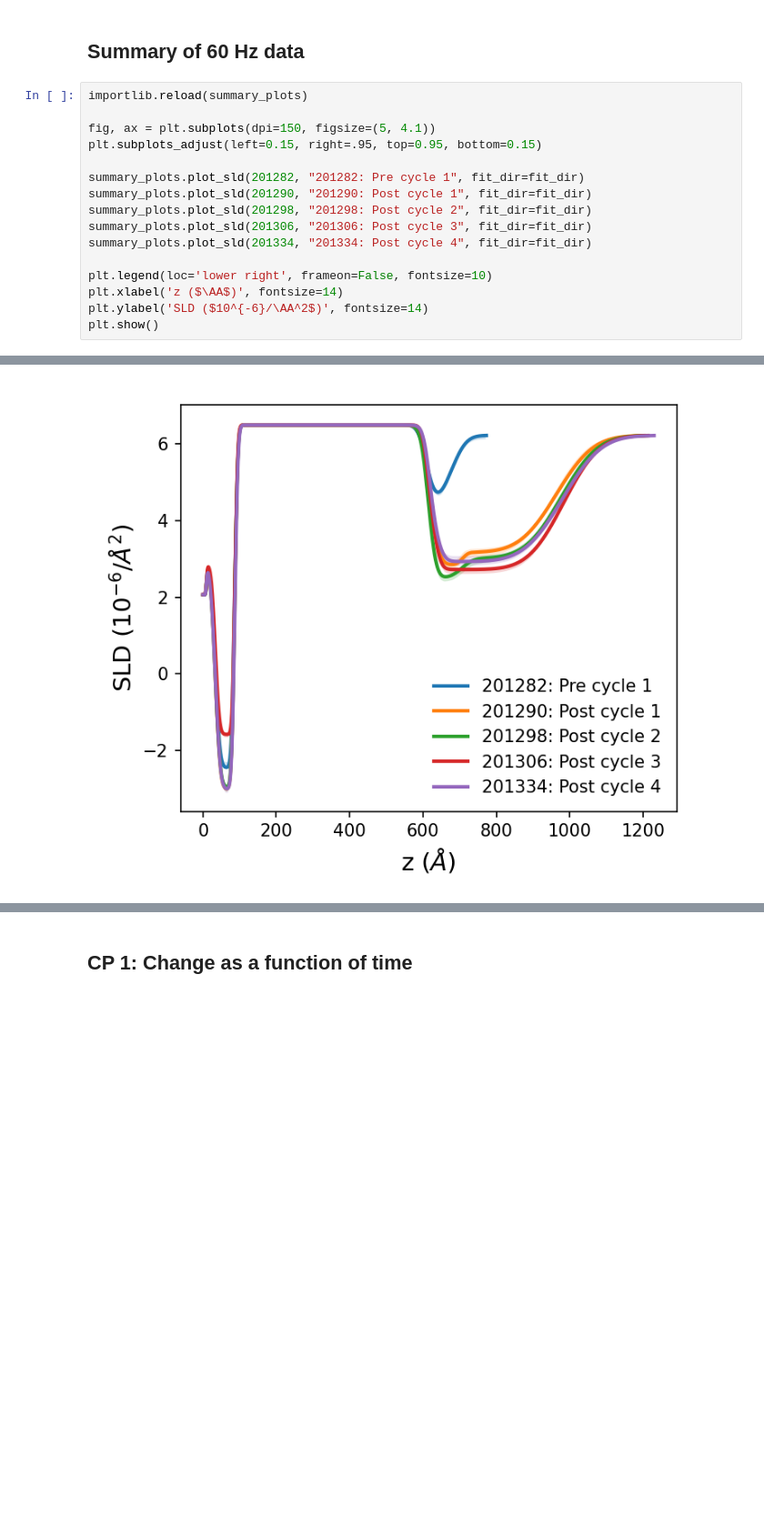
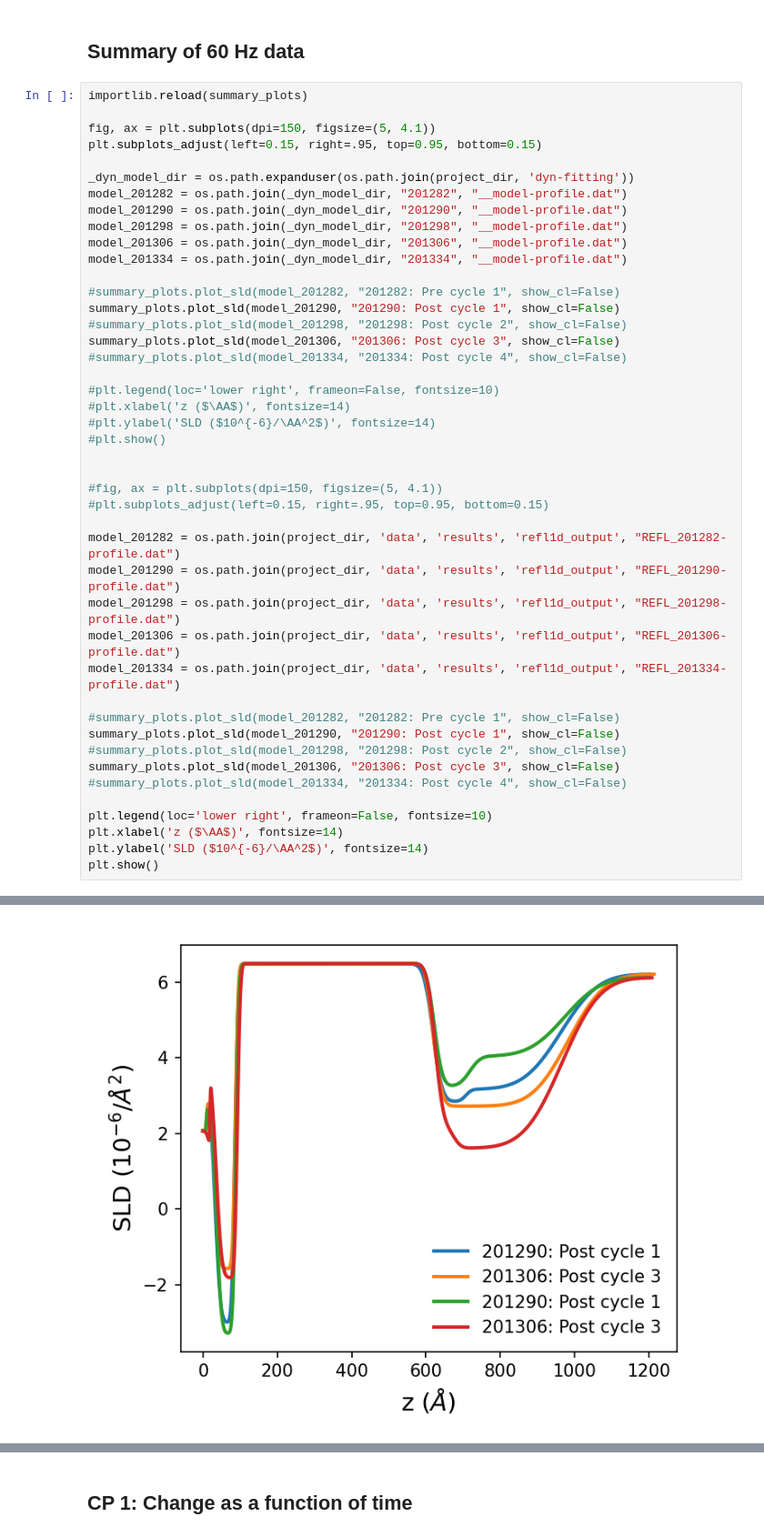
Before and after one commit to mdoucet/nh3-analysis, a Jupyter notebook: jan2023/notebooks/summary-Cu-B.ipynb, the cells around one changed output, grey strips where cells are left out. Shown at 91% size. Drawn from its saved outputs; the diff is of its cells as text; blank space fills up the shorter version.

```diff
--- a/jan2023/notebooks/summary-Cu-B.ipynb
+++ b/jan2023/notebooks/summary-Cu-B.ipynb
@@ -68,11 +76,39 @@ importlib.reload(summary_plots)
 fig, ax = plt.subplots(dpi=150, figsize=(5, 4.1))
 plt.subplots_adjust(left=0.15, right=.95, top=0.95, bottom=0.15)
 
-summary_plots.plot_sld(201282, "201282: Pre cycle 1", fit_dir=fit_dir)
-summary_plots.plot_sld(201290, "201290: Post cycle 1", fit_dir=fit_dir)
-summary_plots.plot_sld(201298, "201298: Post cycle 2", fit_dir=fit_dir)
-summary_plots.plot_sld(201306, "201306: Post cycle 3", fit_dir=fit_dir)
-summary_plots.plot_sld(201334, "201334: Post cycle 4", fit_dir=fit_dir)
+_dyn_model_dir = os.path.expanduser(os.path.join(project_dir, 'dyn-fitting'))
+model_201282 = os.path.join(_dyn_model_dir, "201282", "__model-profile.dat")
+model_201290 = os.path.join(_dyn_model_dir, "201290", "__model-profile.dat")
+model_201298 = os.path.join(_dyn_model_dir, "201298", "__model-profile.dat")
+model_201306 = os.path.join(_dyn_model_dir, "201306", "__model-profile.dat")
+model_201334 = os.path.join(_dyn_model_dir, "201334", "__model-profile.dat")
+
+#summary_plots.plot_sld(model_201282, "201282: Pre cycle 1", show_cl=False)
+summary_plots.plot_sld(model_201290, "201290: Post cycle 1", show_cl=False)
+#summary_plots.plot_sld(model_201298, "201298: Post cycle 2", show_cl=False)
+summary_plots.plot_sld(model_201306, "201306: Post cycle 3", show_cl=False)
+#summary_plots.plot_sld(model_201334, "201334: Post cycle 4", show_cl=False)
+
+#plt.legend(loc='lower right', frameon=False, fontsize=10)
+#plt.xlabel('z ($\AA$)', fontsize=14)
+#plt.ylabel('SLD ($10^{-6}/\AA^2$)', fontsize=14)
+#plt.show()
+
+
+#fig, ax = plt.subplots(dpi=150, figsize=(5, 4.1))
+#plt.subplots_adjust(left=0.15, right=.95, top=0.95, bottom=0.15)
+
+model_201282 = os.path.join(project_dir, 'data', 'results', 'refl1d_output', "REFL_201282-profile.dat")
+model_201290 = os.path.join(project_dir, 'data', 'results', 'refl1d_output', "REFL_201290-profile.dat")
+model_201298 = os.path.join(project_dir, 'data', 'results', 'refl1d_output', "REFL_201298-profile.dat")
+model_201306 = os.path.join(project_dir, 'data', 'results', 'refl1d_output', "REFL_201306-profile.dat")
+model_201334 = os.path.join(project_dir, 'data', 'results', 'refl1d_output', "REFL_201334-profile.dat")
+
+#summary_plots.plot_sld(model_201282, "201282: Pre cycle 1", show_cl=False)
+summary_plots.plot_sld(model_201290, "201290: Post cycle 1", show_cl=False)
+#summary_plots.plot_sld(model_201298, "201298: Post cycle 2", show_cl=False)
+summary_plots.plot_sld(model_201306, "201306: Post cycle 3", show_cl=False)
+#summary_plots.plot_sld(model_201334, "201334: Post cycle 4", show_cl=False)
 
 plt.legend(loc='lower right', frameon=False, fontsize=10)
 plt.xlabel('z ($\AA$)', fontsize=14)
@@ -99 +118 @@ Done 1.668137550354004 sec
-[figure, old version]
+[figure, new version]
```
Also changed, not shown: parts of 10 cells of this notebook, 23 other files.
